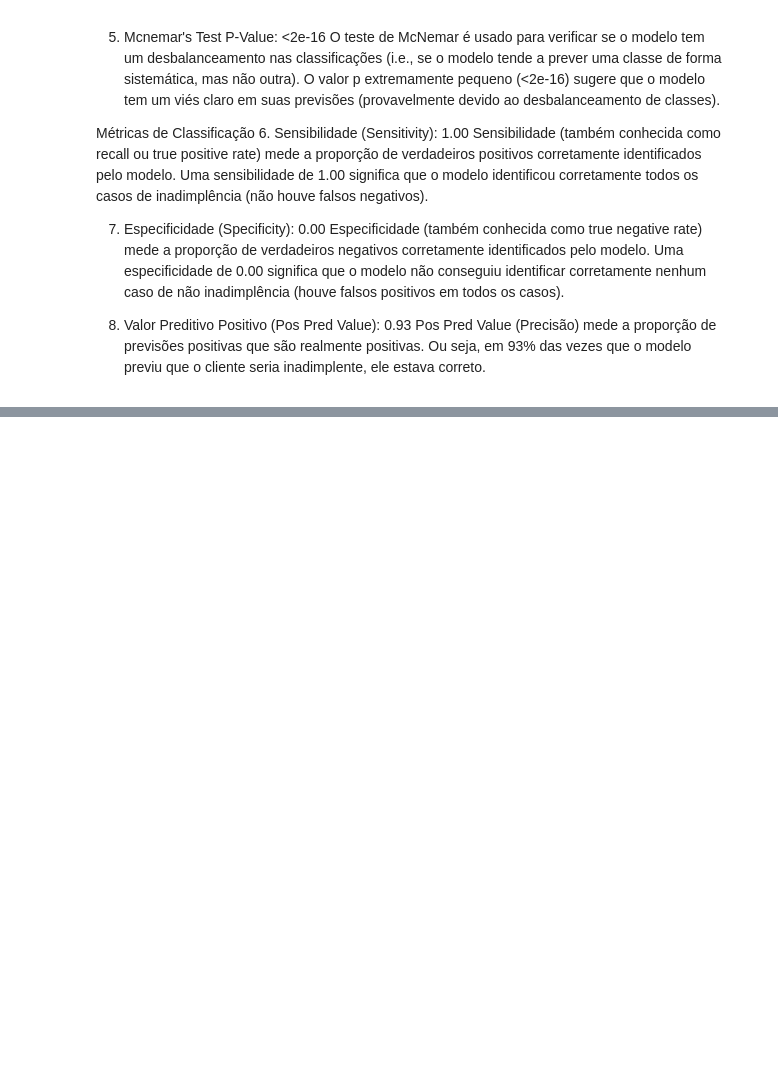
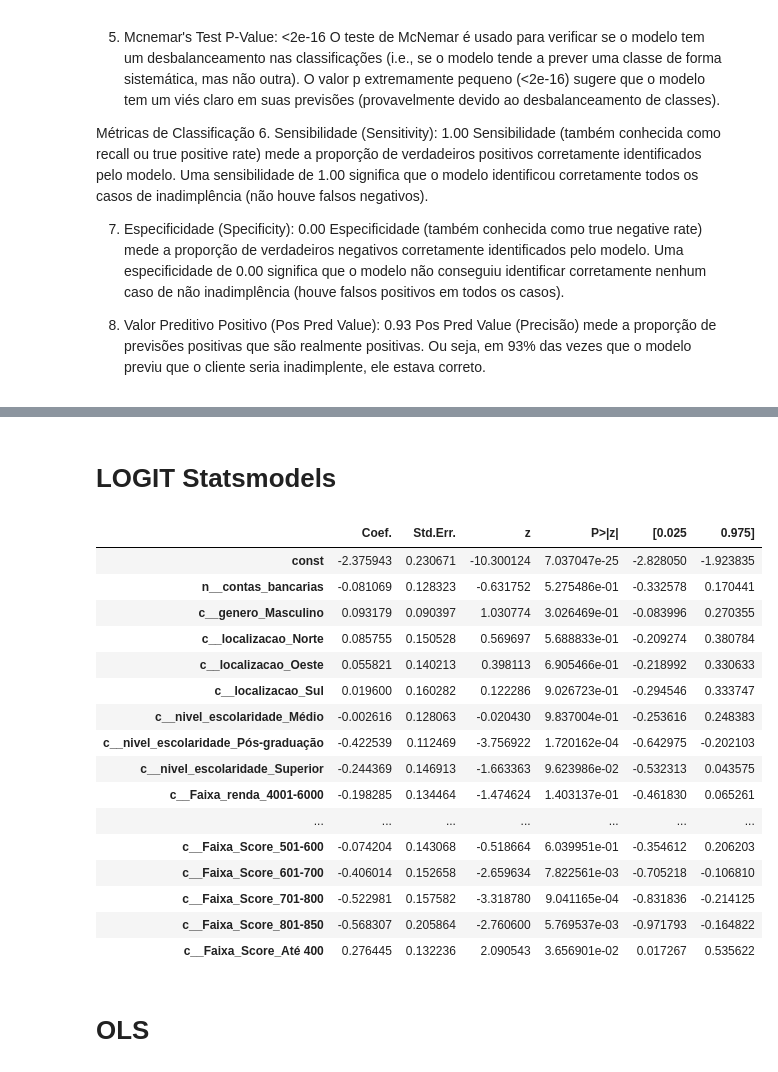
Before and after one commit to jrodrigotico/case_politica_credito, a Jupyter notebook: case.ipynb, the cells around one changed output, grey strips where cells are left out. Saved outputs shown, nothing was run; the diff lists cells and outputs as text; code cells hidden in the pictures; blank space fills up the shorter version.

Commit message:
fazendo tudo usando pipeline

```diff
--- a/case.ipynb
+++ b/case.ipynb
@@ -104,9 +94,2 @@ Coluna Atraso_apos_6meses apresenta valores faltantes: [False]
 # %% [markdown]
 # Padronização
-# %%
-scaler_standard = StandardScaler()
-df_n_padronizado = df2[['renda', 'Score_de_credito']]
-df_padronizado = scaler_standard.fit_transform(df_n_padronizado)
-
-df2[['renda', 'Score_de_credito']] = pd.DataFrame(df_padronizado, columns=df_n_padronizado.columns)
-df2
@@ -162,7 +95,0 @@ LogisticRegression(C=10000000000.0, random_state=456, solver='liblinear')
-# %%
-var_ind_treino_const = sm.add_constant(var_ind_treino)
-
-# Ajustar o modelo com statsmodels (por padrao nao usa regularizacao(penalidade))
-modelo_stats = sm.Logit(var_dep_treino, var_ind_treino_const)
-resultado = modelo_stats.fit()
-resultado.summary()
@@ -197,5 +95,0 @@ Logit Regression Results
-# %%
-var_ind_teste_const = sm.add_constant(var_ind_teste)
-y_pred_prob = resultado.predict(var_ind_teste_const)
-
-y_pred = (y_pred_prob >= 0.5).astype(int)
@@ -299,0 +124,57 @@ AUC-ROC do Random Forest: 0.55
+# %% [markdown]
+# LOGIT Statsmodels
+# %%
+# 1) Defina colunas numéricas e categóricas
+# numeric_features   = ['idade', 'renda', 'Score_de_credito', 'contas_bancarias']
+# categorical_feats  = ['genero', 'localizacao', 'nivel_escolaridade', 'Faixa_renda', 'Faixa_idade', 'Faixa_Score']
+
+numeric_features   = ['contas_bancarias']
+categorical_feats  = ['genero', 'localizacao', 'nivel_escolaridade', 'Faixa_renda', 'Faixa_idade', 'Faixa_Score']
+
+# 2) Monte o “pipeline” de pré-processamento
+preprocessor = ColumnTransformer([
+    ('n', MinMaxScaler(), numeric_features),
+    ('c', OneHotEncoder(sparse_output=False, handle_unknown='ignore', drop='first'), categorical_feats),
+])
+
+# 3) Separe treino e teste
+X = df2[numeric_features + categorical_feats]
+y = df2['Atraso_apos_6meses']
+X_train, X_test, y_train, y_test = train_test_split(
+    X, y, test_size=0.2, random_state=123, stratify=y
+)
+
+# 4) Ajuste o pré-processador só com os dados de treino
+X_train_proc = preprocessor.fit_transform(X_train)
+X_test_proc  = preprocessor.transform(X_test)
+
+# 5) Recupere nomes das variáveis transformadas
+feat_names = preprocessor.get_feature_names_out()
+
+# 6) Monte DataFrame para statsmodels e adicione intercepto
+X_train_sm = pd.DataFrame(X_train_proc, columns=feat_names, index=X_train.index)
+X_train_sm = sm.add_constant(X_train_sm)
+
+# 7) Ajuste o modelo Logit
+logit_sm = sm.Logit(y_train, X_train_sm).fit(disp=False)
+
+# 8) Exiba coeficientes e p-valores
+logit_sm.summary2().tables[1]
+# %% [output]
+|  | Coef. | Std.Err. | z | P>|z| | [0.025 | 0.975] |
+| const | -2.375943 | 0.230671 | -10.300124 | 7.037047e-25 | -2.828050 | -1.923835 |
+| n__contas_bancarias | -0.081069 | 0.128323 | -0.631752 | 5.275486e-01 | -0.332578 | 0.170441 |
+| c__genero_Masculino | 0.093179 | 0.090397 | 1.030774 | 3.026469e-01 | -0.083996 | 0.270355 |
+| c__localizacao_Norte | 0.085755 | 0.150528 | 0.569697 | 5.688833e-01 | -0.209274 | 0.380784 |
+| c__localizacao_Oeste | 0.055821 | 0.140213 | 0.398113 | 6.905466e-01 | -0.218992 | 0.330633 |
+| c__localizacao_Sul | 0.019600 | 0.160282 | 0.122286 | 9.026723e-01 | -0.294546 | 0.333747 |
+| c__nivel_escolaridade_Médio | -0.002616 | 0.128063 | -0.020430 | 9.837004e-01 | -0.253616 | 0.248383 |
+| c__nivel_escolaridade_Pós-graduação | -0.422539 | 0.112469 | -3.756922 | 1.720162e-04 | -0.642975 | -0.202103 |
+| c__nivel_escolaridade_Superior | -0.244369 | 0.146913 | -1.663363 | 9.623986e-02 | -0.532313 | 0.043575 |
+| c__Faixa_renda_4001-6000 | -0.198285 | 0.134464 | -1.474624 | 1.403137e-01 | -0.461830 | 0.065261 |
+| ... | ... | ... | ... | ... | ... | ... |
+| c__Faixa_Score_501-600 | -0.074204 | 0.143068 | -0.518664 | 6.039951e-01 | -0.354612 | 0.206203 |
+| c__Faixa_Score_601-700 | -0.406014 | 0.152658 | -2.659634 | 7.822561e-03 | -0.705218 | -0.106810 |
+| c__Faixa_Score_701-800 | -0.522981 | 0.157582 | -3.318780 | 9.041165e-04 | -0.831836 | -0.214125 |
+| c__Faixa_Score_801-850 | -0.568307 | 0.205864 | -2.760600 | 5.769537e-03 | -0.971793 | -0.164822 |
+| c__Faixa_Score_Até 400 | 0.276445 | 0.132236 | 2.090543 | 3.656901e-02 | 0.017267 | 0.535622 |
@@ -299,0 +187,2 @@ AUC-ROC do Random Forest: 0.55
+# %% [markdown]
+# OLS
```
Also changed, not shown: parts of 27 cells of this notebook.
